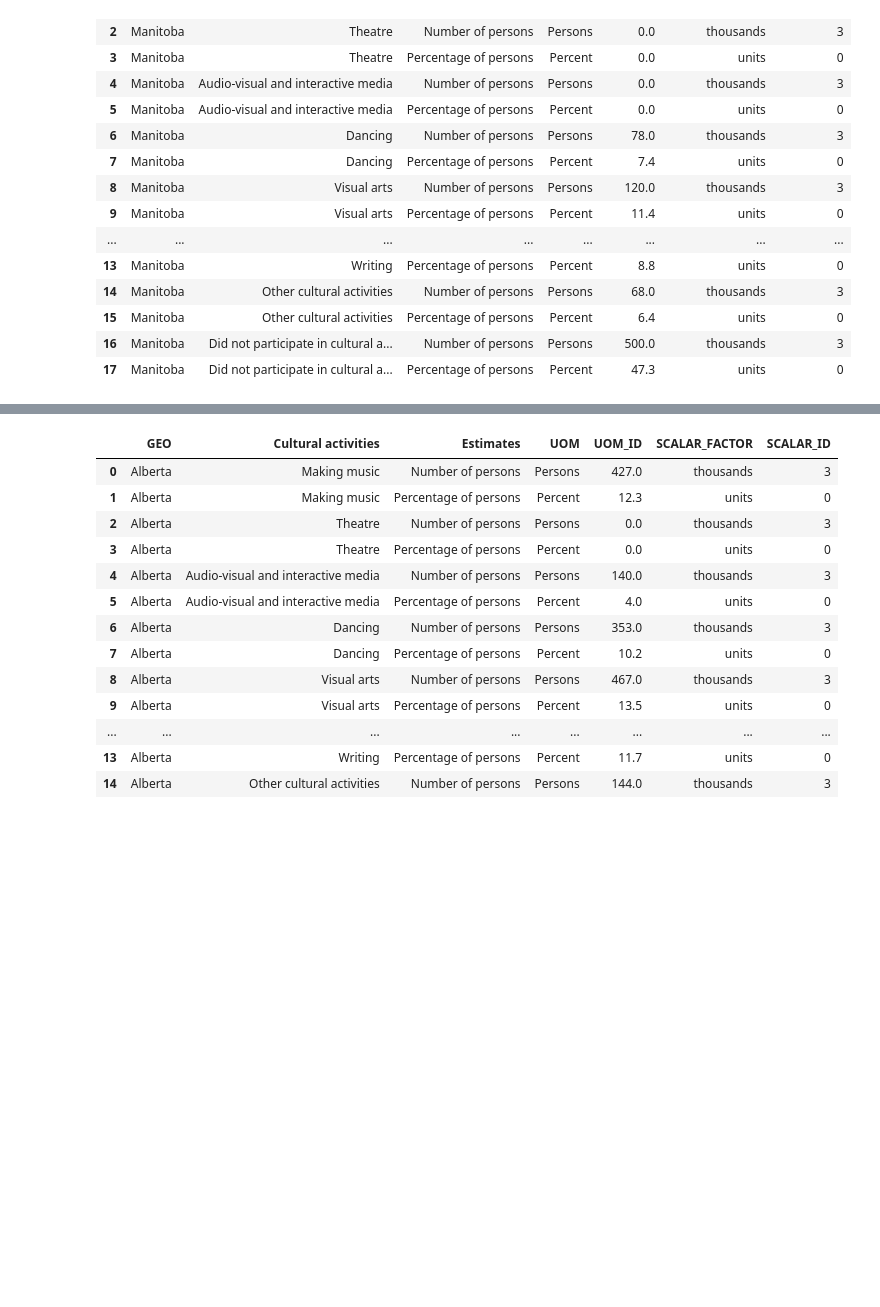
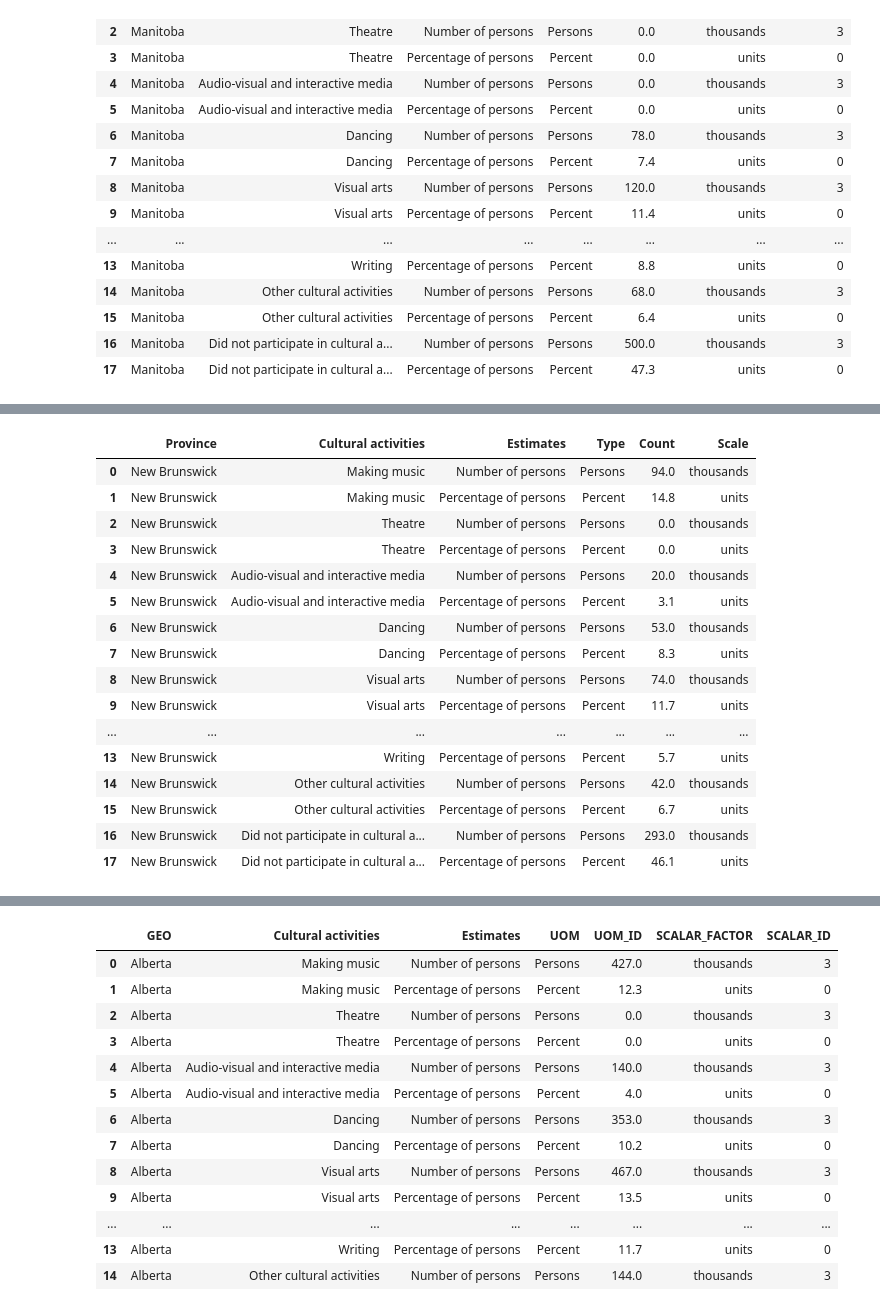
Before and after one commit to detmanski/Overview_Canada_Analysis, a Jupyter notebook: culture_by_province.ipynb, the cells around one changed output, grey strips where cells are left out. Saved outputs shown, nothing was run; the diff lists cells and outputs as text; code cells hidden in the pictures; blank space fills up the shorter version.

```diff
--- a/culture_by_province.ipynb
+++ b/culture_by_province.ipynb
@@ -100,6 +158,34 @@ nb_df
 | 15 | New Brunswick | Other cultural activities | Percentage of persons | Percent | 6.7 | units | 0 |
 | 16 | New Brunswick | Did not participate in cultural a... | Number of persons | Persons | 293.0 | thousands | 3 |
 | 17 | New Brunswick | Did not participate in cultural a... | Percentage of persons | Percent | 46.1 | units | 0 |
+# %%
+nb_df = nb_df.rename(columns= {"GEO": "Province",
+                              "UOM": "Type",
+                               "UOM_ID": "Count",
+                              "SCALAR_FACTOR": "Scale",
+                              })
+nb_df.drop(columns="SCALAR_ID", inplace=True)
+# %%
+nb_df.to_csv("Resources/nb_df.csv")
+nb_df
+# %% [output]
+|  | Province | Cultural activities | Estimates | Type | Count | Scale |
+| 0 | New Brunswick | Making music | Number of persons | Persons | 94.0 | thousands |
+| 1 | New Brunswick | Making music | Percentage of persons | Percent | 14.8 | units |
+| 2 | New Brunswick | Theatre | Number of persons | Persons | 0.0 | thousands |
+| 3 | New Brunswick | Theatre | Percentage of persons | Percent | 0.0 | units |
+| 4 | New Brunswick | Audio-visual and interactive media | Number of persons | Persons | 20.0 | thousands |
+| 5 | New Brunswick | Audio-visual and interactive media | Percentage of persons | Percent | 3.1 | units |
+| 6 | New Brunswick | Dancing | Number of persons | Persons | 53.0 | thousands |
+| 7 | New Brunswick | Dancing | Percentage of persons | Percent | 8.3 | units |
+| 8 | New Brunswick | Visual arts | Number of persons | Persons | 74.0 | thousands |
+| 9 | New Brunswick | Visual arts | Percentage of persons | Percent | 11.7 | units |
+| ... | ... | ... | ... | ... | ... | ... |
+| 13 | New Brunswick | Writing | Percentage of persons | Percent | 5.7 | units |
+| 14 | New Brunswick | Other cultural activities | Number of persons | Persons | 42.0 | thousands |
+| 15 | New Brunswick | Other cultural activities | Percentage of persons | Percent | 6.7 | units |
+| 16 | New Brunswick | Did not participate in cultural a... | Number of persons | Persons | 293.0 | thousands |
+| 17 | New Brunswick | Did not participate in cultural a... | Percentage of persons | Percent | 46.1 | units |
 # %%
 nl_string = 'Resources/NL_Cultural_Participation.csv'
 nl_df = pd.read_csv(nl_string)
```
Also changed, not shown: parts of 18 cells of this notebook, 9 other files.
